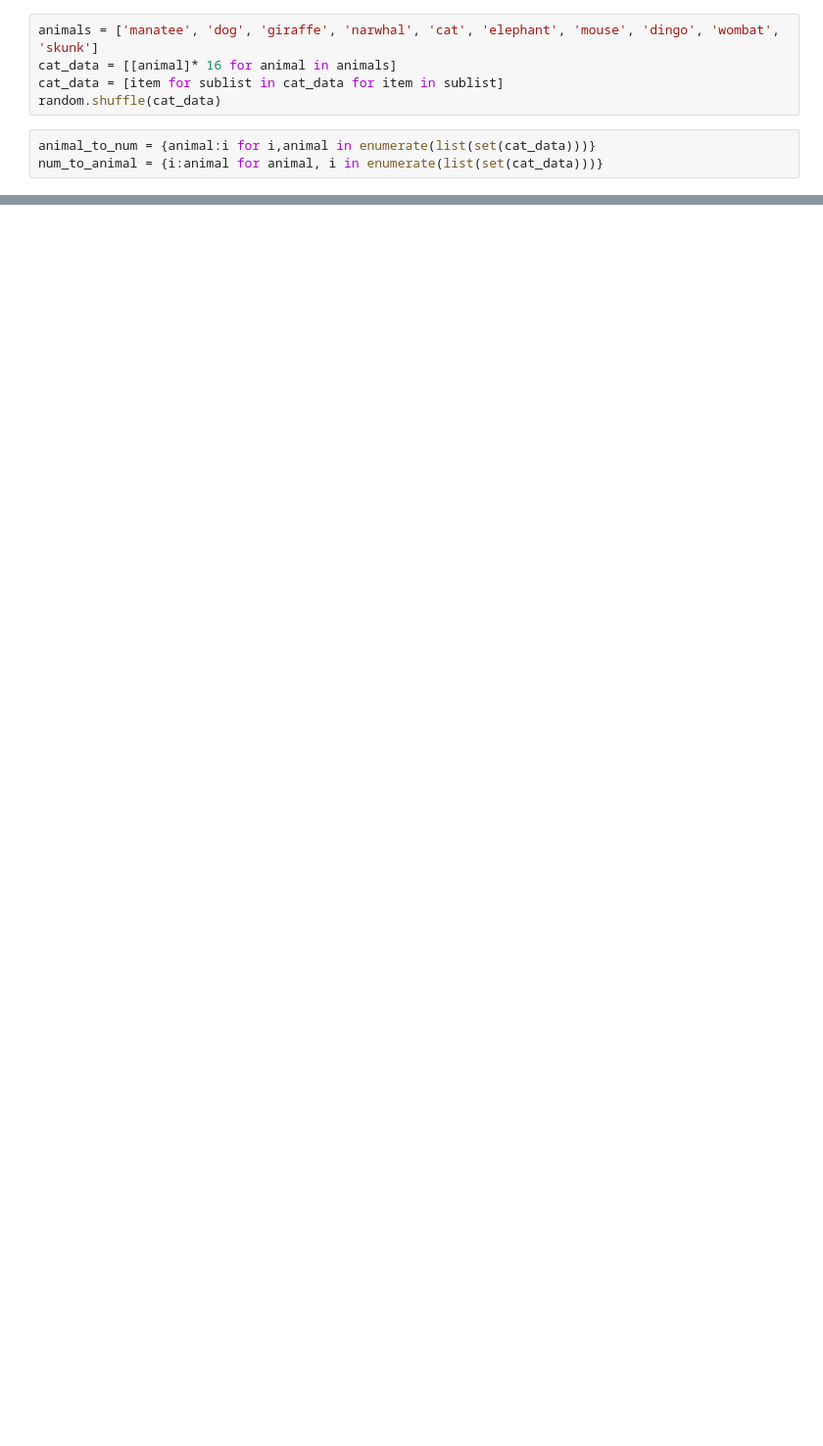
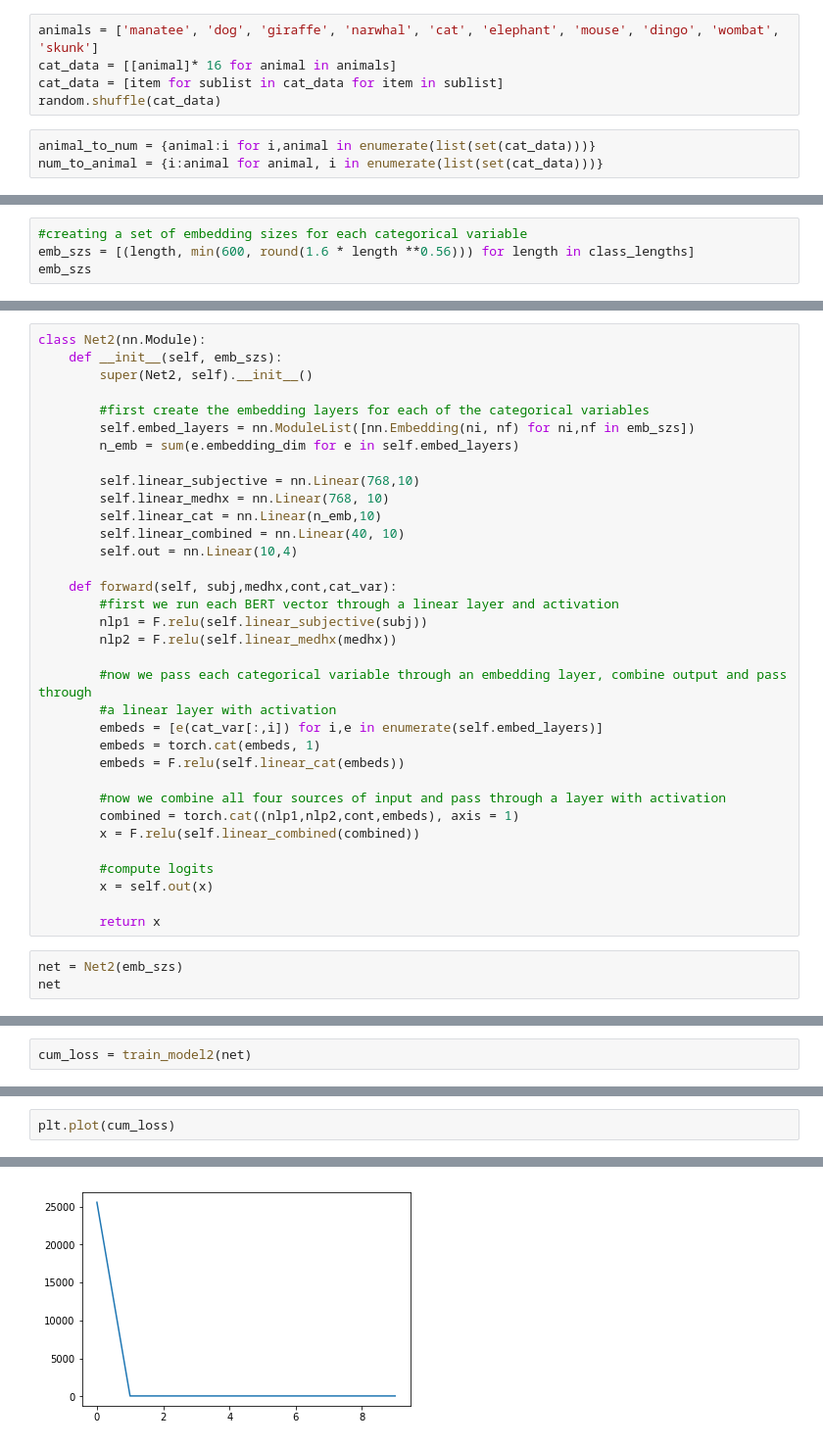
Before and after one commit to Jaskolk/ed-triage, a Jupyter notebook: complex_linear_classifier.ipynb, the cells around one changed output, grey strips where cells are left out. Shown at 98% size. Saved outputs shown, nothing was run; the diff lists cells and outputs as text; blank space fills up the shorter version.

```diff
--- a/complex_linear_classifier.ipynb
+++ b/complex_linear_classifier.ipynb
@@ -327,0 +475,4 @@ set(numerical_cat_data)
+# %%
+#creating a set of embedding sizes for each categorical variable
+emb_szs = [(length, min(600, round(1.6 * length **0.56))) for length in class_lengths]
+emb_szs
@@ -327,0 +481,37 @@ set(numerical_cat_data)
+# %%
+class Net2(nn.Module):
+    def __init__(self, emb_szs):
+        super(Net2, self).__init__()
+
+        #first create the embedding layers for each of the categorical variables
+        self.embed_layers = nn.ModuleList([nn.Embedding(ni, nf) for ni,nf in emb_szs])
+        n_emb = sum(e.embedding_dim for e in self.embed_layers)
+
+        self.linear_subjective = nn.Linear(768,10)
+        self.linear_medhx = nn.Linear(768, 10)
+        self.linear_cat = nn.Linear(n_emb,10)
+        self.linear_combined = nn.Linear(40, 10)
+        self.out = nn.Linear(10,4)
+
+    def forward(self, subj,medhx,cont,cat_var):
+        #first we run each BERT vector through a linear layer and activation
+        nlp1 = F.relu(self.linear_subjective(subj))
+        nlp2 = F.relu(self.linear_medhx(medhx))
+
+        #now we pass each categorical variable through an embedding layer, combine output and pass through
+        #a linear layer with activation
+        embeds = [e(cat_var[:,i]) for i,e in enumerate(self.embed_layers)]
+        embeds = torch.cat(embeds, 1)
+        embeds = F.relu(self.linear_cat(embeds))
+
+        #now we combine all four sources of input and pass through a layer with activation
+        combined = torch.cat((nlp1,nlp2,cont,embeds), axis = 1)
+        x = F.relu(self.linear_combined(combined))
+
+        #compute logits
+        x = self.out(x)
+
+        return x
+# %%
+net = Net2(emb_szs)
+net
@@ -327,0 +574,2 @@ set(numerical_cat_data)
+# %%
+cum_loss = train_model2(net)
@@ -327,0 +594,3 @@ set(numerical_cat_data)
+# %%
+plt.plot(cum_loss)
+# %% [output]
@@ -327,0 +598 @@ set(numerical_cat_data)
+[figure, added]
```
Also changed, not shown: parts of 49 cells of this notebook.
